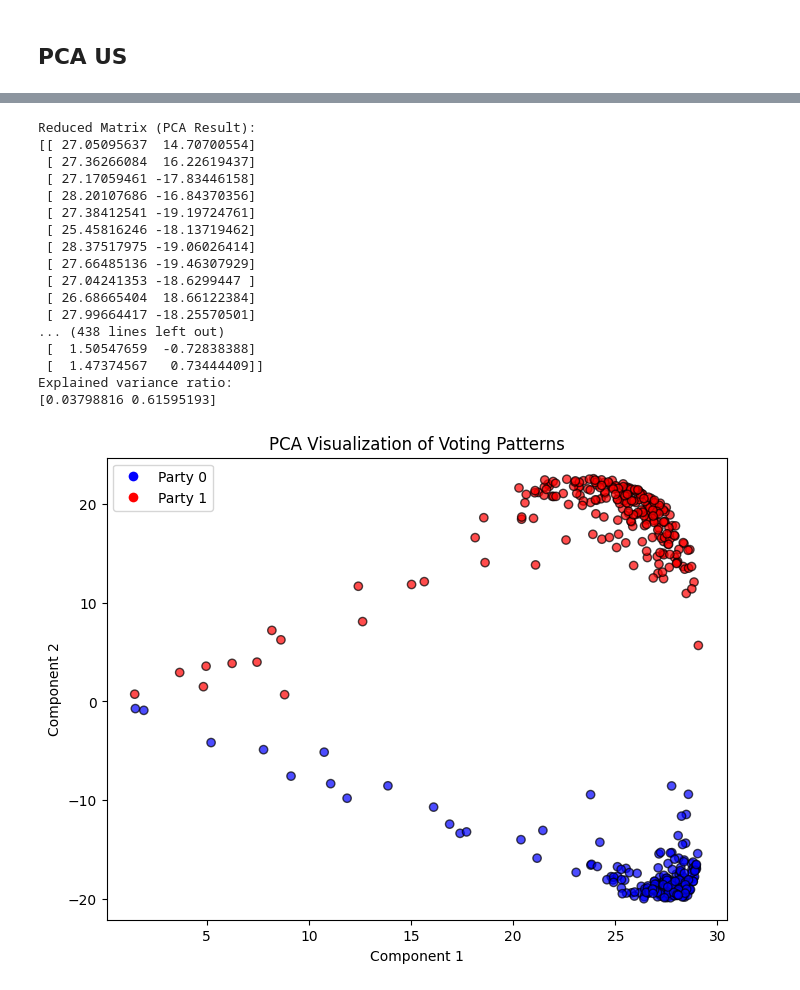
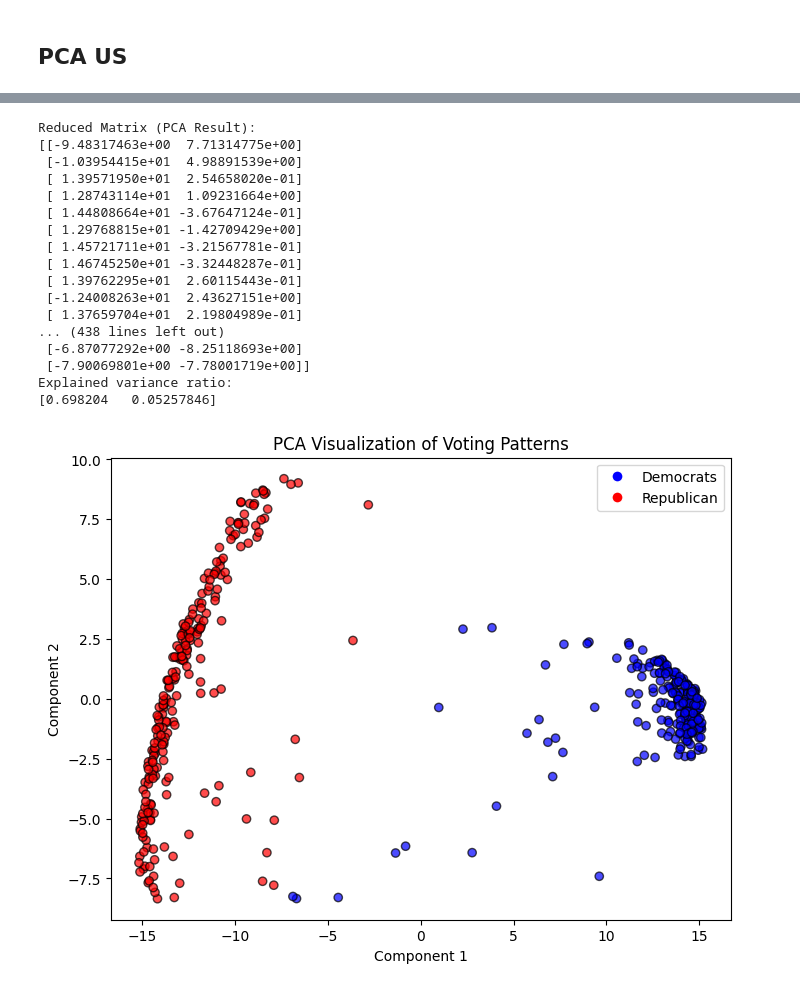
Before and after one commit to Lukas1930/Polarization, a Jupyter notebook: Network-Construction.ipynb, the cells around one changed output, grey strips where cells are left out. Saved outputs shown, nothing was run; the diff lists cells and outputs as text; code cells hidden in the pictures.

```diff
--- a/Network-Construction.ipynb
+++ b/Network-Construction.ipynb
@@ -424,27 +427,38 @@ array([[8.76530297e-01],
 # %% [markdown]
 ## PCA US
 # %%
-# Step 1: Create a list of people (rows) and their corresponding voted bills (columns)
-people = list(U_PAV.keys())  # List of people (1, 2, 3, 4)
+from scipy.sparse import csr_matrix
+
+# Step 1: Extract unique people (rows) and bills (columns)
+people = list(U_PAV.keys())  # List of people
 votes = set()  # Store the distinct votes/bills
-for person in U_PAV:
-    votes.update(U_PAV[person])  # Add all the bills that each person voted on
 
-votes = sorted(votes)  # Sort the bills to get a consistent column order
+for voted_bills in U_PAV.values():
+    for bill, _ in voted_bills:
+        votes.add(bill)
+
+votes = sorted(votes)  # Sort bills for consistent column order
 vote_to_index = {vote: idx for idx, vote in enumerate(votes)}  # Mapping from bill to column index
 
-# Step 2: Construct the data for the sparse matrix
+# Step 2: Construct the sparse matrix data
 data = []
 row_indices = []
 col_indices = []
 
 for person, voted_bills in U_PAV.items():
-    for bill in voted_bills:
+    for bill, vote in voted_bills:  # Iterate over (bill, vote) pairs
+        if vote == 1:
+            value = 0  # Vote 1 → 0
+        elif vote == 2:
+            value = 1  # Vote 2 → 1
+        else:
+            continue  # Skip non-voted bills
+
         row_indices.append(people.index(person))  # Person's row index
-        col_indices.append(vote_to_index[bill])   # Bill's column index
-        data.append(1)  # The value in the matrix is 1 if the person voted on the bill
+        col_indices.append(vote_to_index[bill])  # Bill's column index
+        data.append(value)  # Store transformed vote value
 
 # Step 3: Create the sparse matrix (CSR format)
-num_people_us= len(U_PAV)  # Number of people
+num_people_us = len(U_PAV)  # Number of people
 num_votes_us = len(votes)  # Number of bills
 sparse_matrix_us = csr_matrix((data, (row_indices, col_indices)), shape=(num_people_us, num_votes_us))
@@ -451,8 +483,8 @@ sparse_matrix_us = csr_matrix((data, (row_indices, col_indices)), shape=(num_peo
 # %%
 # Step 2: Apply TruncatedSVD (PCA for sparse matrix)
 n_components = 2  # You can set the number of components (dimensions) to reduce to
-svd = TruncatedSVD(n_components=n_components)
-US_reduced_matrix= svd.fit_transform(sparse_matrix_us)
+pca = PCA(n_components=n_components)
+US_reduced_matrix= pca.fit_transform(sparse_matrix_us)
 
 # Step 3: Display the reduced matrix (lower dimensions)
 print("Reduced Matrix (PCA Result):")
@@ -460,41 +492,41 @@ print(US_reduced_matrix)
 
 # Optional: You can also check the amount of variance explained by each component
 print("Explained variance ratio:")
-print(svd.explained_variance_ratio_)
+print(pca.explained_variance_ratio_)
 # %% [output]
 Reduced Matrix (PCA Result):
-[[ 27.05095637  14.70700554]
- [ 27.36266084  16.22619437]
- [ 27.17059461 -17.83446158]
- [ 28.20107686 -16.84370356]
- [ 27.38412541 -19.19724761]
- [ 25.45816246 -18.13719462]
- [ 28.37517975 -19.06026414]
- [ 27.66485136 -19.46307929]
- [ 27.04241353 -18.6299447 ]
- [ 26.68665404  18.66122384]
- [ 27.99664417 -18.25570501]
+[[-9.48317463e+00  7.71314775e+00]
+ [-1.03954415e+01  4.98891539e+00]
+ [ 1.39571950e+01  2.54658020e-01]
+ [ 1.28743114e+01  1.09231664e+00]
+ [ 1.44808664e+01 -3.67647124e-01]
+ [ 1.29768815e+01 -1.42709429e+00]
+ [ 1.45721711e+01 -3.21567781e-01]
+ [ 1.46745250e+01 -3.32448287e-01]
+ [ 1.39762295e+01  2.60115443e-01]
+ [-1.24008263e+01  2.43627151e+00]
+ [ 1.37659704e+01  2.19804989e-01]
 ... (438 lines left out)
- [  1.50547659  -0.72838388]
- [  1.47374567   0.73444409]]
+ [-6.87077292e+00 -8.25118693e+00]
+ [-7.90069801e+00 -7.78001719e+00]]
 Explained variance ratio:
-[0.03798816 0.61595193]
+[0.698204   0.05257846]
 # %%
 # Step 3: Get Party Information
 person_to_party = {person: party for party, members in U_PP.items() for person in members}
 party_colors = {100: 'blue', 200: 'red'}  # Assign colors
 
 # Assign colors based on party
 colors = [party_colors.get(person_to_party.get(person, -1), 'gray') for person in people]
 
 # Step 4: Plot the Scatter Plot
 plt.figure(figsize=(8, 6))
 plt.scatter(US_reduced_matrix[:, 0], US_reduced_matrix[:, 1], c=colors, alpha=0.7, edgecolors='k')
 plt.xlabel("Component 1")
 plt.ylabel("Component 2")
 plt.title("PCA Visualization of Voting Patterns")
-plt.legend(handles=[plt.Line2D([0], [0], marker='o', color='w', markerfacecolor='blue', markersize=8, label='Party 0'),
-                    plt.Line2D([0], [0], marker='o', color='w', markerfacecolor='red', markersize=8, label='Party 1')])
+plt.legend(handles=[plt.Line2D([0], [0], marker='o', color='w', markerfacecolor='blue', markersize=8, label='Democrats'),
+                    plt.Line2D([0], [0], marker='o', color='w', markerfacecolor='red', markersize=8, label='Republican')])
 plt.show()
 # %% [output]
-[figure, old version]
+[figure, new version]
```
Also changed, not shown: parts of 23 cells of this notebook.
